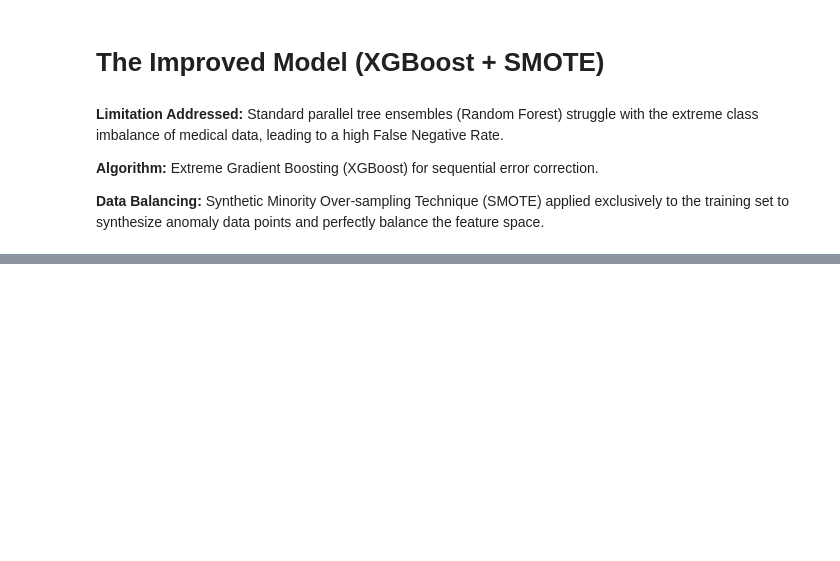
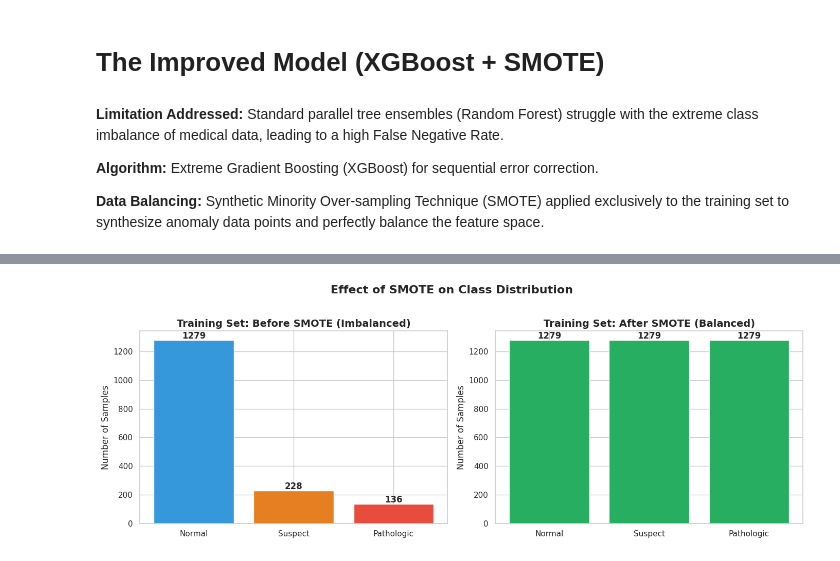
Before and after one commit to YadurajSiddarth/Fetal-monitoring-ctg-, a Jupyter notebook: Fetus_Monitoring_(CTG).ipynb, the cells around one changed output, grey strips where cells are left out. Saved outputs shown, nothing was run; the diff lists cells and outputs as text; code cells hidden in the pictures; blank space fills up the shorter version.

```diff
--- a/Fetus_Monitoring_(CTG).ipynb
+++ b/Fetus_Monitoring_(CTG).ipynb
@@ -526,0 +386,25 @@ plt.show()
+# %%
+# Visualizing Class Distribution (Pre vs Post SMOTE)
+fig, axes = plt.subplots(1, 2, figsize=(14, 5))
+
+# Before SMOTE
+before_counts = pd.Series(y_train).value_counts().sort_index()
+axes[0].bar(['Normal', 'Suspect', 'Pathologic'], before_counts.values, color=['#3498db', '#e67e22', '#e74c3c'])
+axes[0].set_title('Training Set: Before SMOTE (Imbalanced)', fontsize=14, fontweight='bold')
+axes[0].set_ylabel('Number of Samples', fontsize=12)
+for i, v in enumerate(before_counts.values):
+    axes[0].text(i, v + 10, str(v), ha='center', fontweight='bold')
+
+# After SMOTE
+after_counts = pd.Series(y_train_smote).value_counts().sort_index()
+axes[1].bar(['Normal', 'Suspect', 'Pathologic'], after_counts.values, color=['#27ae60', '#27ae60', '#27ae60'])
+axes[1].set_title('Training Set: After SMOTE (Balanced)', fontsize=14, fontweight='bold')
+axes[1].set_ylabel('Number of Samples', fontsize=12)
+for i, v in enumerate(after_counts.values):
+    axes[1].text(i, v + 10, str(v), ha='center', fontweight='bold')
+
+plt.suptitle('Effect of SMOTE on Class Distribution', fontsize=16, fontweight='bold', y=1.02)
+plt.tight_layout()
+plt.show()
+# %% [output]
+[figure, added]
```
Also changed, not shown: parts of 21 cells of this notebook.
